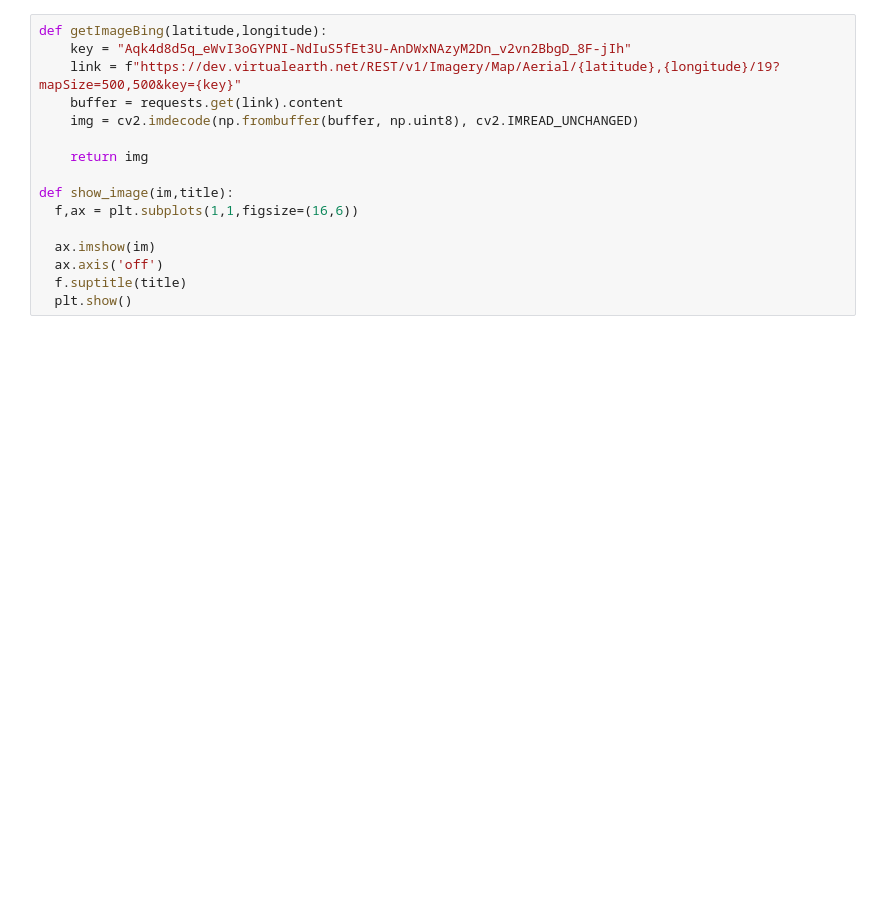
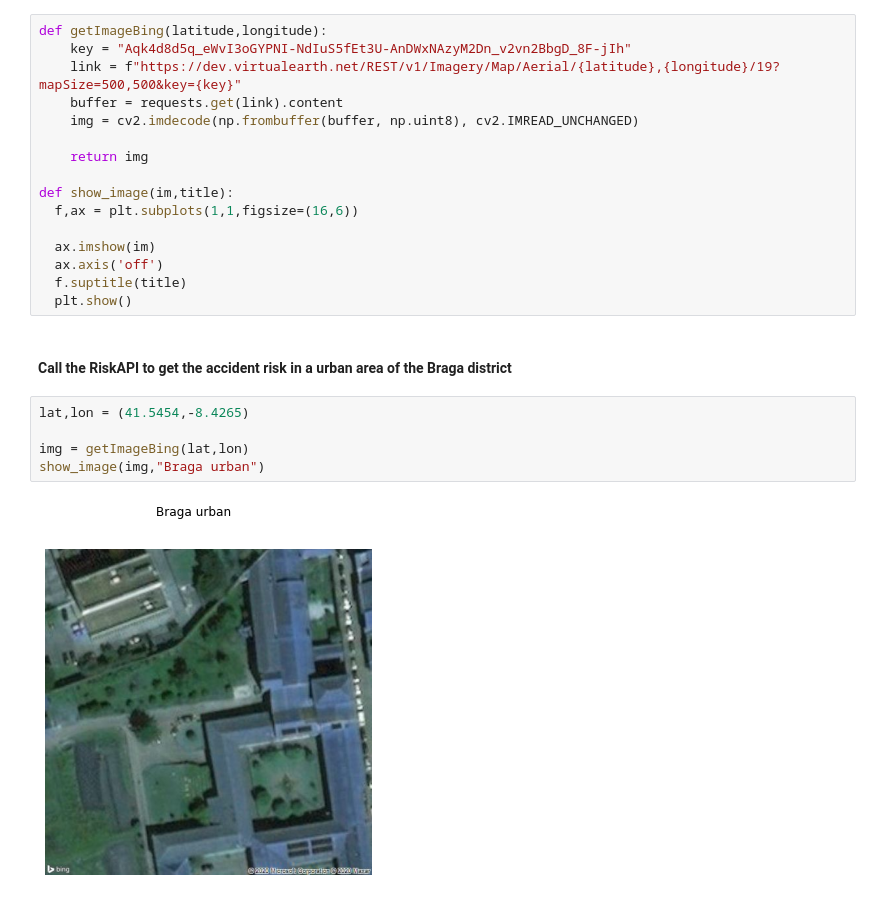
Before and after one commit to h4g0/LEI-RoadAccidents, a Jupyter notebook: library/Demo-RiskAPI.ipynb, the cells around one changed output. Drawn from its saved outputs; the diff is of its cells as text; blank space fills up the shorter version.

```diff
--- a/library/Demo-RiskAPI.ipynb
+++ b/library/Demo-RiskAPI.ipynb
@@ -21,3 +27,12 @@ def show_image(im,title):
   ax.axis('off')
   f.suptitle(title)
   plt.show()
+# %% [markdown]
+#### Call the RiskAPI to get the accident risk in a urban area of the Braga district
+# %%
+lat,lon = (41.5454,-8.4265)
+
+img = getImageBing(lat,lon)
+show_image(img,"Braga urban")
+# %% [output]
+[figure, added]
```
Also changed, not shown: parts of 13 cells of this notebook, 14 other files.
